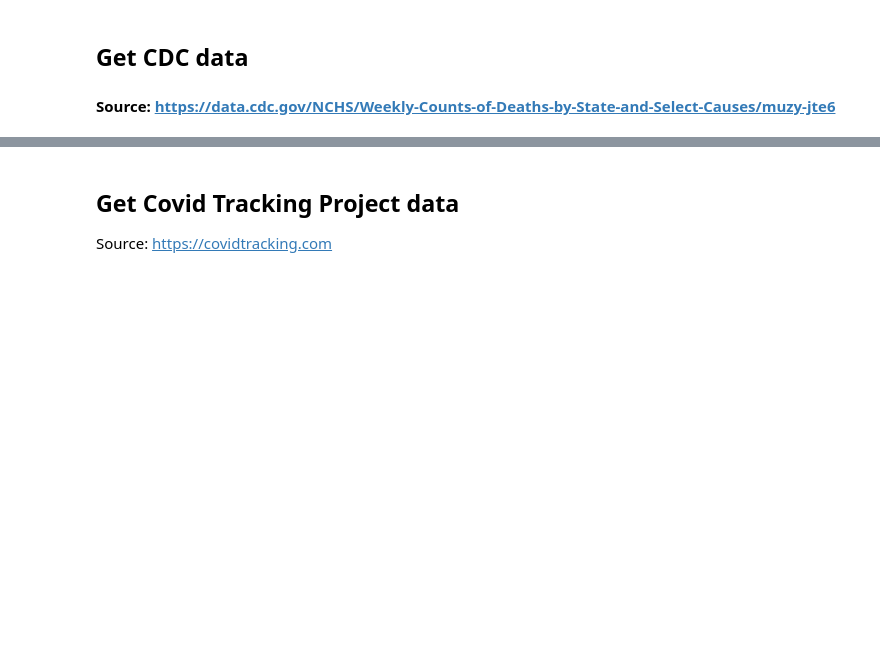
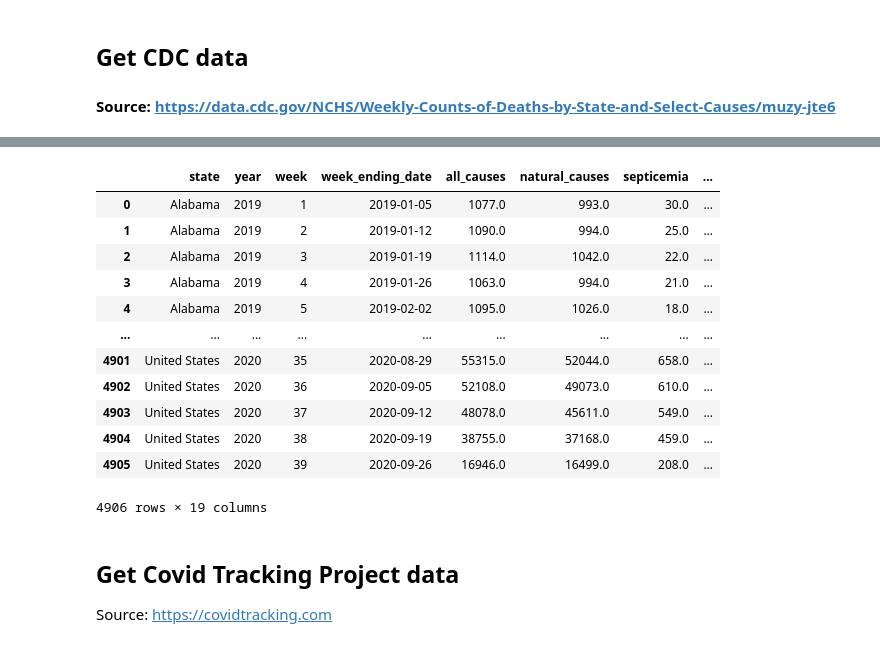
Before and after one commit to colbyhoke/project_2, a Jupyter notebook: scrape.ipynb, the cells around one changed output, grey strips where cells are left out. Cells and saved outputs as stored; diff of their text form; code cells hidden in the pictures; blank space fills up the shorter version.

```diff
--- a/scrape.ipynb
+++ b/scrape.ipynb
@@ -68,0 +76,3 @@ cdc_df = pd.DataFrame.from_dict(cdc_json)
+# %%
+# Convert to a dataframe
+cdc_df = pd.read_csv("Weekly_Counts_of_Deaths_by_State_and_Select_Causes__2019-2020.csv")
@@ -96,4 +122,18 @@ cdc_df.columns = ['state',
 cdc_df = cdc_df.fillna(0)
 # %%
 # Display the dataframe
-#cdc_df
+cdc_df
+# %% [output]
+|  | state | year | week | week_ending_date | all_causes | natural_causes | septicemia | ... |
+| 0 | Alabama | 2019 | 1 | 2019-01-05 | 1077.0 | 993.0 | 30.0 | ... |
+| 1 | Alabama | 2019 | 2 | 2019-01-12 | 1090.0 | 994.0 | 25.0 | ... |
+| 2 | Alabama | 2019 | 3 | 2019-01-19 | 1114.0 | 1042.0 | 22.0 | ... |
+| 3 | Alabama | 2019 | 4 | 2019-01-26 | 1063.0 | 994.0 | 21.0 | ... |
+| 4 | Alabama | 2019 | 5 | 2019-02-02 | 1095.0 | 1026.0 | 18.0 | ... |
+| ... | ... | ... | ... | ... | ... | ... | ... | ... |
+| 4901 | United States | 2020 | 35 | 2020-08-29 | 55315.0 | 52044.0 | 658.0 | ... |
+| 4902 | United States | 2020 | 36 | 2020-09-05 | 52108.0 | 49073.0 | 610.0 | ... |
+| 4903 | United States | 2020 | 37 | 2020-09-12 | 48078.0 | 45611.0 | 549.0 | ... |
+| 4904 | United States | 2020 | 38 | 2020-09-19 | 38755.0 | 37168.0 | 459.0 | ... |
+| 4905 | United States | 2020 | 39 | 2020-09-26 | 16946.0 | 16499.0 | 208.0 | ... |
+4906 rows × 19 columns
```
Also changed, not shown: parts of 11 cells of this notebook, 3 other files.
